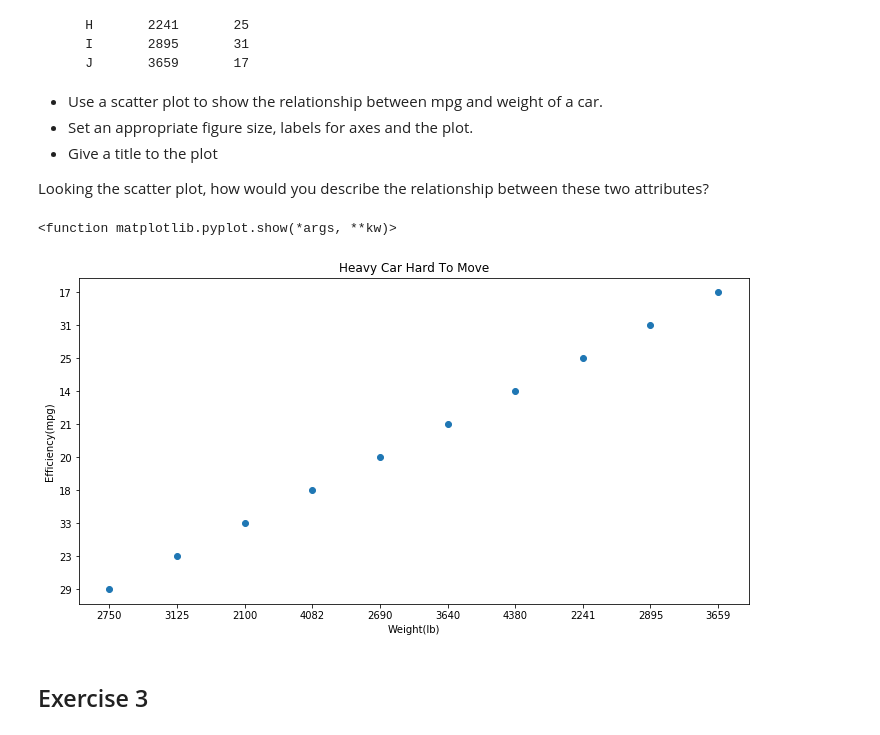
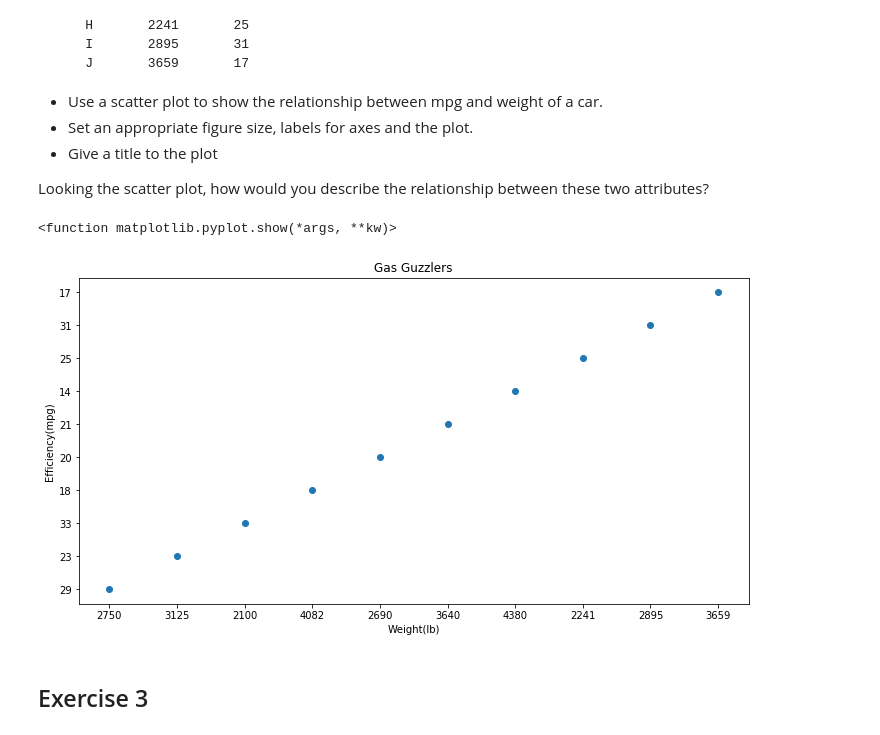
Before and after one commit to Patrickbfuller/dsc-0-01-22-visualizing-data-lab-seattle-ds-career-040119, a Jupyter notebook: index.ipynb, the cells around one changed output. Drawn from its saved outputs; the diff is of its cells as text; code cells hidden in the pictures.

```diff
--- a/index.ipynb
+++ b/index.ipynb
@@ -88,32 +88,32 @@ Looking the scatter plot, how would you describe the relationship between these
 # %%
 raw = '''
     A        2750       29
     B        3125       23
     C        2100       33
     D        4082       18
     E        2690       20
     F        3640       21
     G        4380       14
     H        2241       25
     I        2895       31
     J        3659       17'''
 weight = raw.split()[1::3]
 mpg = raw.split()[2::3]
 
 # Set the figure size in inches
 plt.figure(figsize = (12, 6))
 # Plot with scatter()
 plt.scatter(weight, mpg)
 # Set x and y axes labels and give titles
 plt.xlabel('Weight(lb)')
 plt.ylabel('Efficiency(mpg)')
 
-plt.title('Heavy Car Hard To Move')
+plt.title('Gas Guzzlers')
 
 plt.show
 # %% [output]
 <function matplotlib.pyplot.show(*args, **kw)>
-[figure, old version]
+[figure, new version]
 # %% [markdown]
 ## Exercise 3
 # %% [markdown]
```
